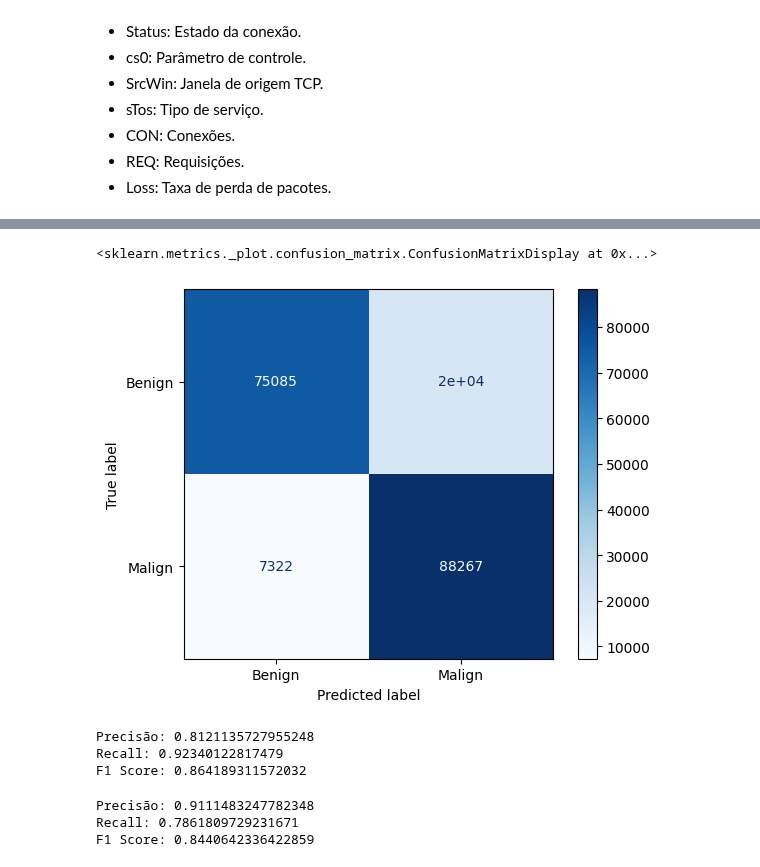
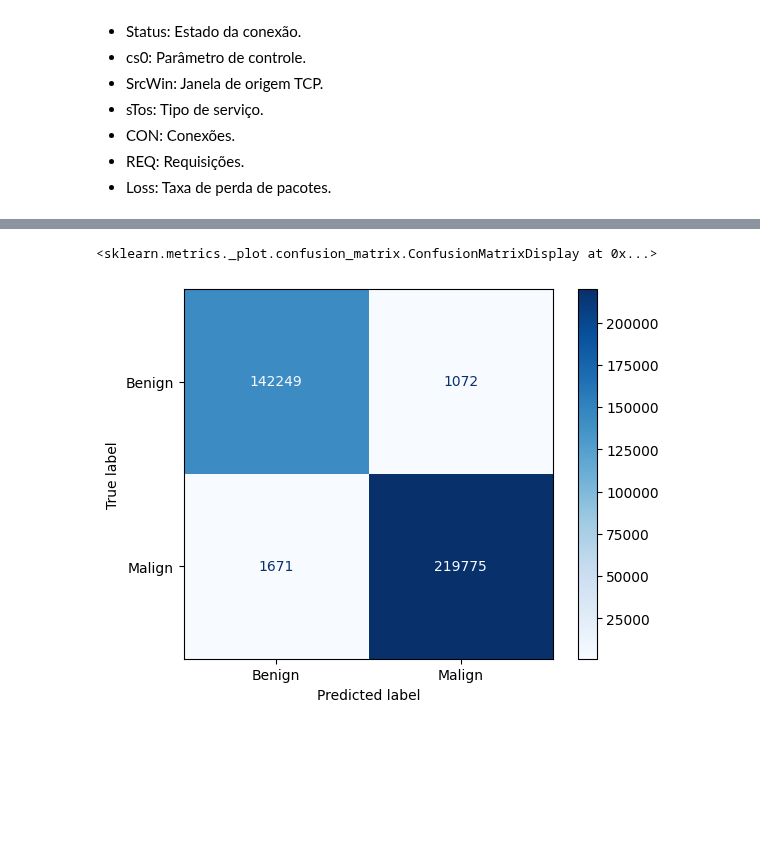
Before and after one commit to gabrieladamasceno/Attacks_5G, a Jupyter notebook: MLP_Binário_Zero_Day.ipynb, the cells around one changed output, grey strips where cells are left out. Saved outputs shown, nothing was run; the diff lists cells and outputs as text; code cells hidden in the pictures; blank space fills up the shorter version.

```diff
--- a/MLP_Binário_Zero_Day.ipynb
+++ b/MLP_Binário_Zero_Day.ipynb
@@ -203,4 +134,0 @@ Name: count, dtype: int64
-# %%
-# Dividir os dados em treino e teste
-#X_train, X_test, y_train, y_test = train_test_split(X, y, test_size=0.2, random_state=42)
-X_train, X_test, y_train, y_test = train_test_split(X_resampled, y_resampled, test_size=0.2, random_state=42)
@@ -314,4 +332,6 @@ Test Accuracy: 0.8548
 # %%
+y_test = y_test_binary
+
 #Matriz de Confusão
 
 y_pred = model.predict(X_test)
@@ -326,35 +346,5 @@ disp.plot(cmap='Blues')
 <sklearn.metrics._plot.confusion_matrix.ConfusionMatrixDisplay at 0x...>
-[figure, old version]
+[figure, new version]
-# %%
-#Maligno
-from sklearn.metrics import precision_score, recall_score, f1_score
-
-precision = precision_score(y_test, y_pred_classes, pos_label=1)
-recall = recall_score(y_test, y_pred_classes, pos_label=1)
-f1 = f1_score(y_test, y_pred_classes, pos_label=1)
-
-print(f"Precisão: {precision}")
-print(f"Recall: {recall}")
-print(f"F1 Score: {f1}")
-# %% [output]
-Precisão: 0.8121135727955248
-Recall: 0.92340122817479
-F1 Score: 0.864189311572032
-# %%
-#Benigno
-from sklearn.metrics import precision_score, recall_score, f1_score
-
-precision = precision_score(y_test, y_pred_classes, pos_label=0)
-recall = recall_score(y_test, y_pred_classes, pos_label=0)
-f1 = f1_score(y_test, y_pred_classes, pos_label=0)
-
-print(f"Precisão: {precision}")
-print(f"Recall: {recall}")
-print(f"F1 Score: {f1}")
-# %% [output]
-Precisão: 0.9111483247782348
-Recall: 0.7861809729231671
-F1 Score: 0.8440642336422859
 # %%
 # Gráfico de Acurácia
 plt.figure(figsize=(12, 6))
```
Also changed, not shown: parts of 15 cells of this notebook.
